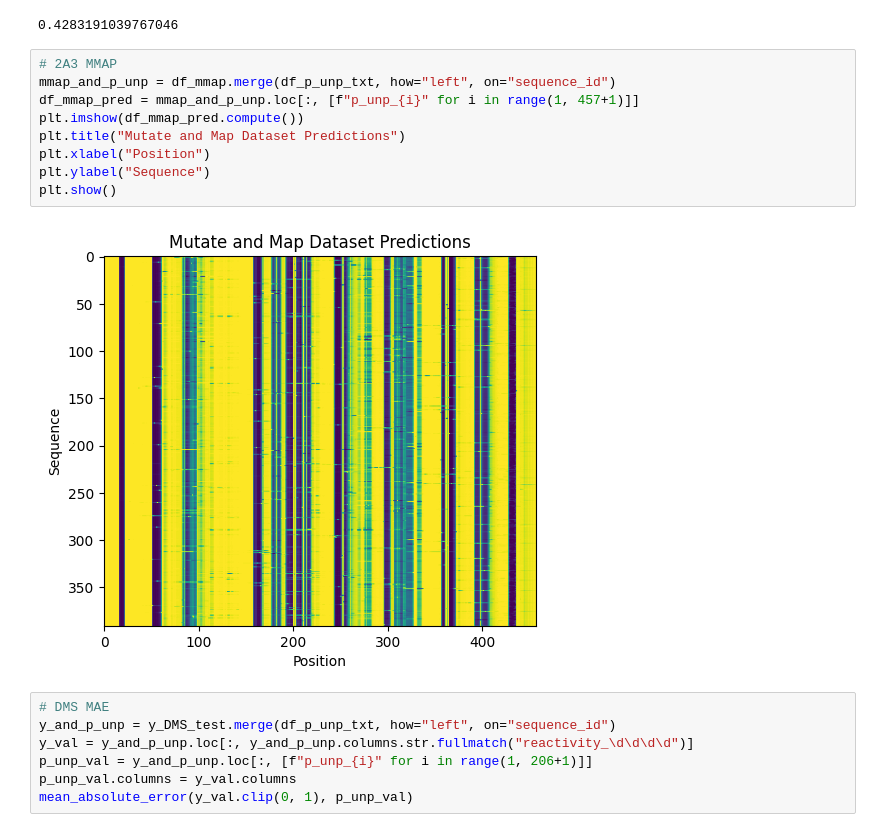
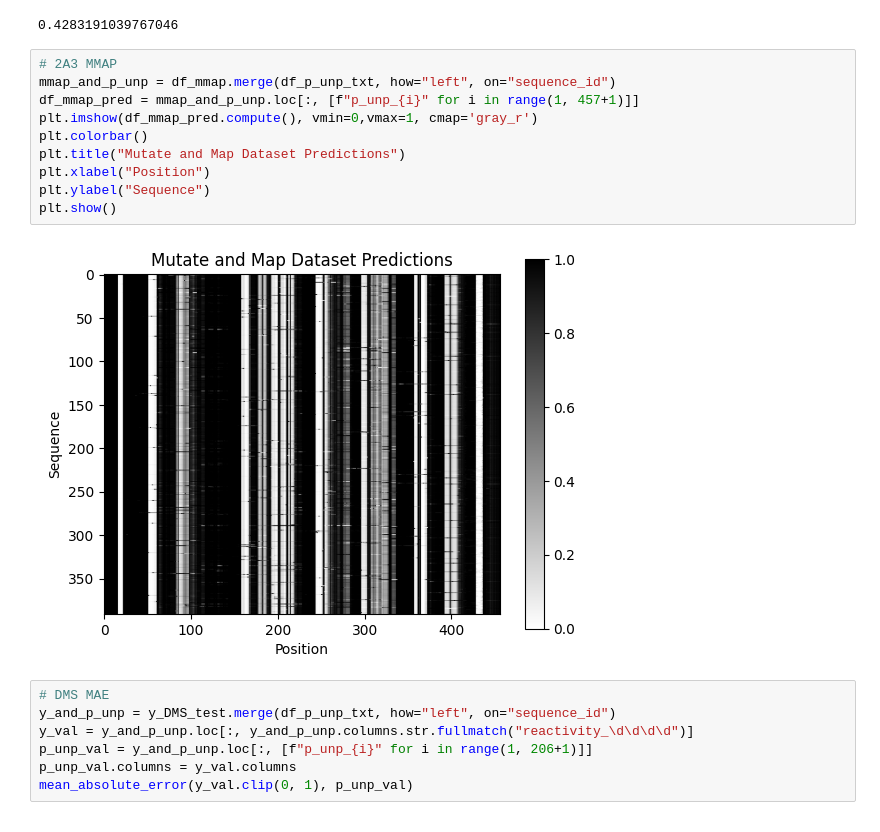
Before and after one commit to jainpranav1/Kaggle_Competition, a Jupyter notebook: deepnote/Kaggle_Competition/Baselines (Sec Struc Pred).ipynb, the cells around one changed output. Saved outputs shown, nothing was run; the diff lists cells and outputs as text.

Commit message:
made sec struc pred mmap  plots grayscale with colorbar
This commit was created by Deepnote. Project url: https://deepnote.com/project/fe343e39-d2c0-4296-915d-091d9a42752d

```diff
--- a/deepnote/Kaggle_Competition/Baselines (Sec Struc Pred).ipynb
+++ b/deepnote/Kaggle_Competition/Baselines (Sec Struc Pred).ipynb
@@ -92,14 +92,15 @@ mean_absolute_error(y_val.clip(0, 1), p_unp_val)
 # %%
 # 2A3 MMAP
 mmap_and_p_unp = df_mmap.merge(df_p_unp_txt, how="left", on="sequence_id")
 df_mmap_pred = mmap_and_p_unp.loc[:, [f"p_unp_{i}" for i in range(1, 457+1)]]
-plt.imshow(df_mmap_pred.compute())
+plt.imshow(df_mmap_pred.compute(), vmin=0,vmax=1, cmap='gray_r')
+plt.colorbar()
 plt.title("Mutate and Map Dataset Predictions")
 plt.xlabel("Position")
 plt.ylabel("Sequence")
 plt.show()
 # %% [output]
-[figure, old version]
+[figure, new version]
 # %%
 # DMS MAE
 y_and_p_unp = y_DMS_test.merge(df_p_unp_txt, how="left", on="sequence_id")
```
Also changed, not shown: parts of 1 cell of this notebook, 4 other files.
